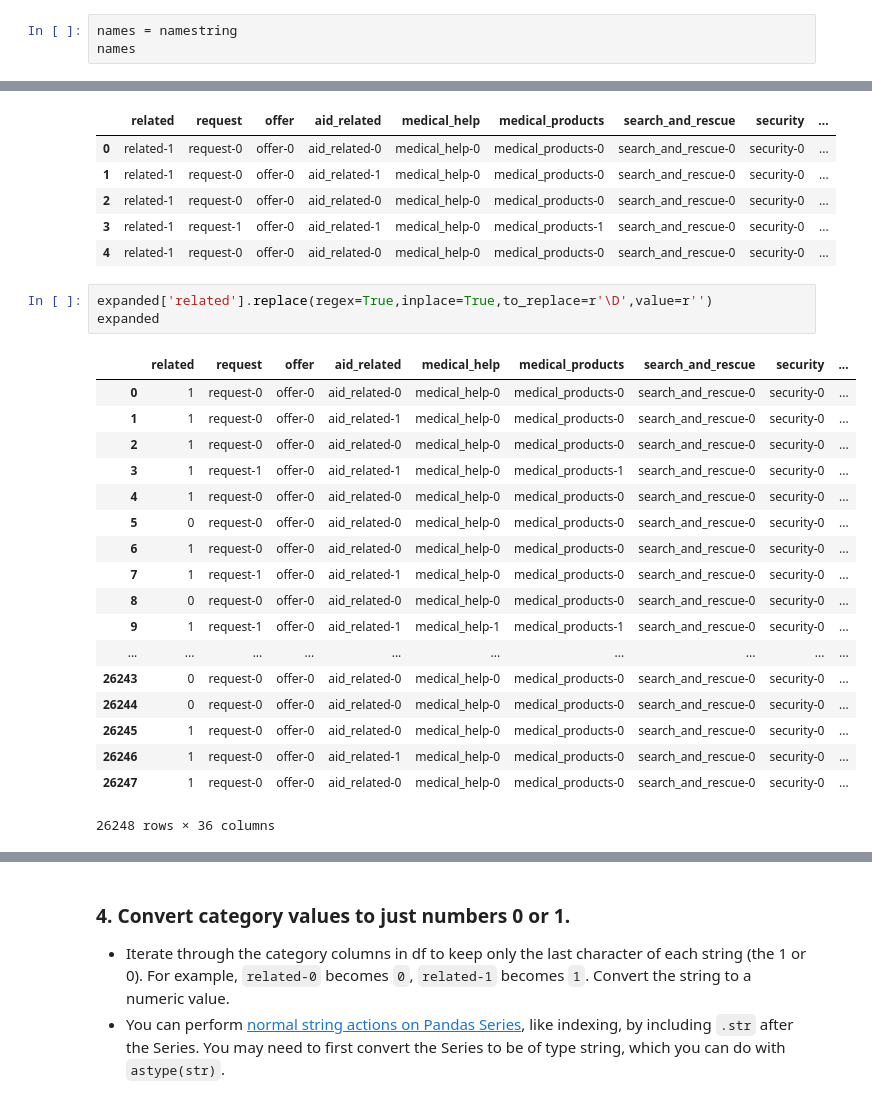
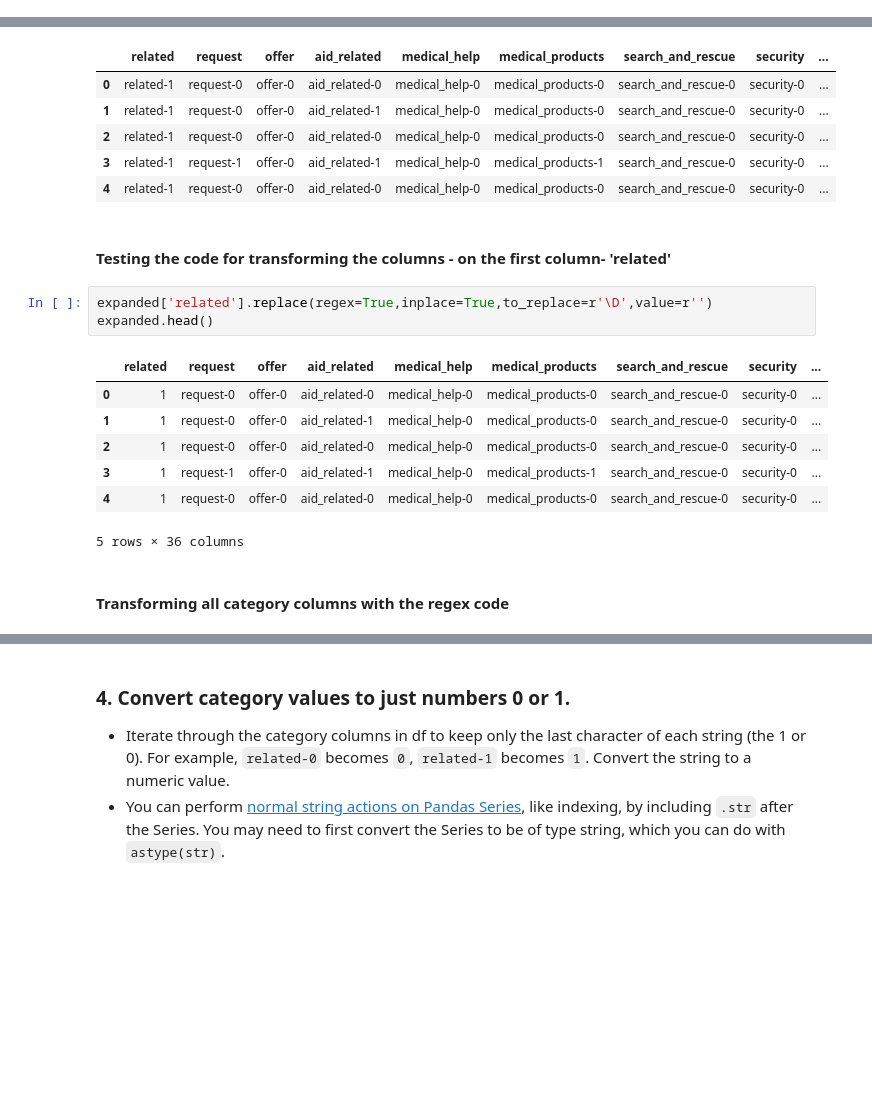
Before and after one commit to alstampe/Disaster-Response, a Jupyter notebook: ETL Pipeline Preparation.ipynb, the cells around one changed output, grey strips where cells are left out. Saved outputs shown, nothing was run; the diff lists cells and outputs as text; blank space fills up the shorter version.

Commit message:
Updated ETM Notebook
Still quite messy after loads of testing and debugging

```diff
--- a/ETL Pipeline Preparation.ipynb
+++ b/ETL Pipeline Preparation.ipynb
@@ -185,3 +183,0 @@ name
-# %%
-names = namestring
-names
@@ -197,27 +199,20 @@ expanded.head()
 | 2 | related-1 | request-0 | offer-0 | aid_related-0 | medical_help-0 | medical_products-0 | search_and_rescue-0 | security-0 | ... |
 | 3 | related-1 | request-1 | offer-0 | aid_related-1 | medical_help-0 | medical_products-1 | search_and_rescue-0 | security-0 | ... |
 | 4 | related-1 | request-0 | offer-0 | aid_related-0 | medical_help-0 | medical_products-0 | search_and_rescue-0 | security-0 | ... |
+# %% [markdown]
+#### Testing the code for transforming the columns - on the first column- 'related'
 # %%
 expanded['related'].replace(regex=True,inplace=True,to_replace=r'\D',value=r'')
-expanded
+expanded.head()
 # %% [output]
 |  | related | request | offer | aid_related | medical_help | medical_products | search_and_rescue | security | ... |
 | 0 | 1 | request-0 | offer-0 | aid_related-0 | medical_help-0 | medical_products-0 | search_and_rescue-0 | security-0 | ... |
 | 1 | 1 | request-0 | offer-0 | aid_related-1 | medical_help-0 | medical_products-0 | search_and_rescue-0 | security-0 | ... |
 | 2 | 1 | request-0 | offer-0 | aid_related-0 | medical_help-0 | medical_products-0 | search_and_rescue-0 | security-0 | ... |
 | 3 | 1 | request-1 | offer-0 | aid_related-1 | medical_help-0 | medical_products-1 | search_and_rescue-0 | security-0 | ... |
 | 4 | 1 | request-0 | offer-0 | aid_related-0 | medical_help-0 | medical_products-0 | search_and_rescue-0 | security-0 | ... |
-| 5 | 0 | request-0 | offer-0 | aid_related-0 | medical_help-0 | medical_products-0 | search_and_rescue-0 | security-0 | ... |
-| 6 | 1 | request-0 | offer-0 | aid_related-0 | medical_help-0 | medical_products-0 | search_and_rescue-0 | security-0 | ... |
-| 7 | 1 | request-1 | offer-0 | aid_related-1 | medical_help-0 | medical_products-0 | search_and_rescue-0 | security-0 | ... |
-| 8 | 0 | request-0 | offer-0 | aid_related-0 | medical_help-0 | medical_products-0 | search_and_rescue-0 | security-0 | ... |
-| 9 | 1 | request-1 | offer-0 | aid_related-1 | medical_help-1 | medical_products-1 | search_and_rescue-0 | security-0 | ... |
-| ... | ... | ... | ... | ... | ... | ... | ... | ... | ... |
-| 26243 | 0 | request-0 | offer-0 | aid_related-0 | medical_help-0 | medical_products-0 | search_and_rescue-0 | security-0 | ... |
-| 26244 | 0 | request-0 | offer-0 | aid_related-0 | medical_help-0 | medical_products-0 | search_and_rescue-0 | security-0 | ... |
-| 26245 | 1 | request-0 | offer-0 | aid_related-0 | medical_help-0 | medical_products-0 | search_and_rescue-0 | security-0 | ... |
-| 26246 | 1 | request-0 | offer-0 | aid_related-1 | medical_help-0 | medical_products-0 | search_and_rescue-0 | security-0 | ... |
-| 26247 | 1 | request-0 | offer-0 | aid_related-0 | medical_help-0 | medical_products-0 | search_and_rescue-0 | security-0 | ... |
-26248 rows × 36 columns
+5 rows × 36 columns
+# %% [markdown]
+#### Transforming all category columns with the regex code
 # %%
 expanded.replace(regex=True,inplace=True,to_replace=r'\D',value=r'')
```
Also changed, not shown: parts of 66 cells of this notebook.
